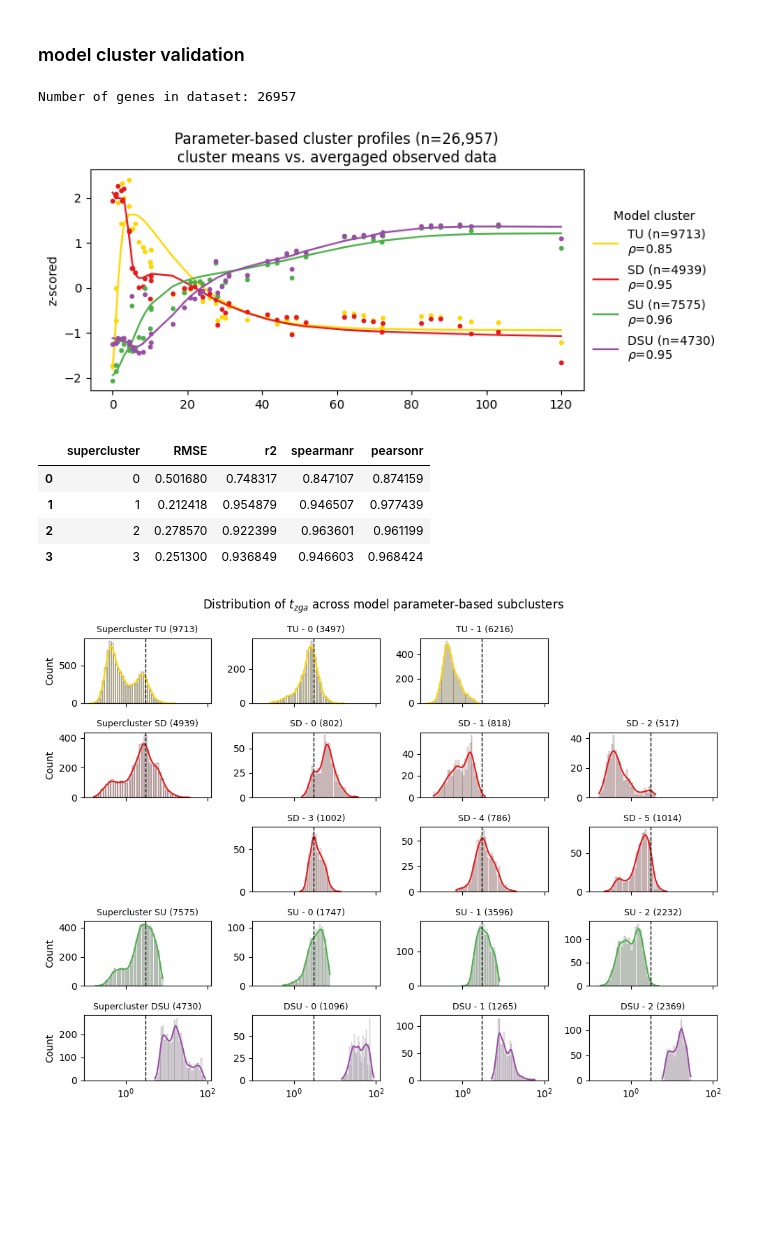
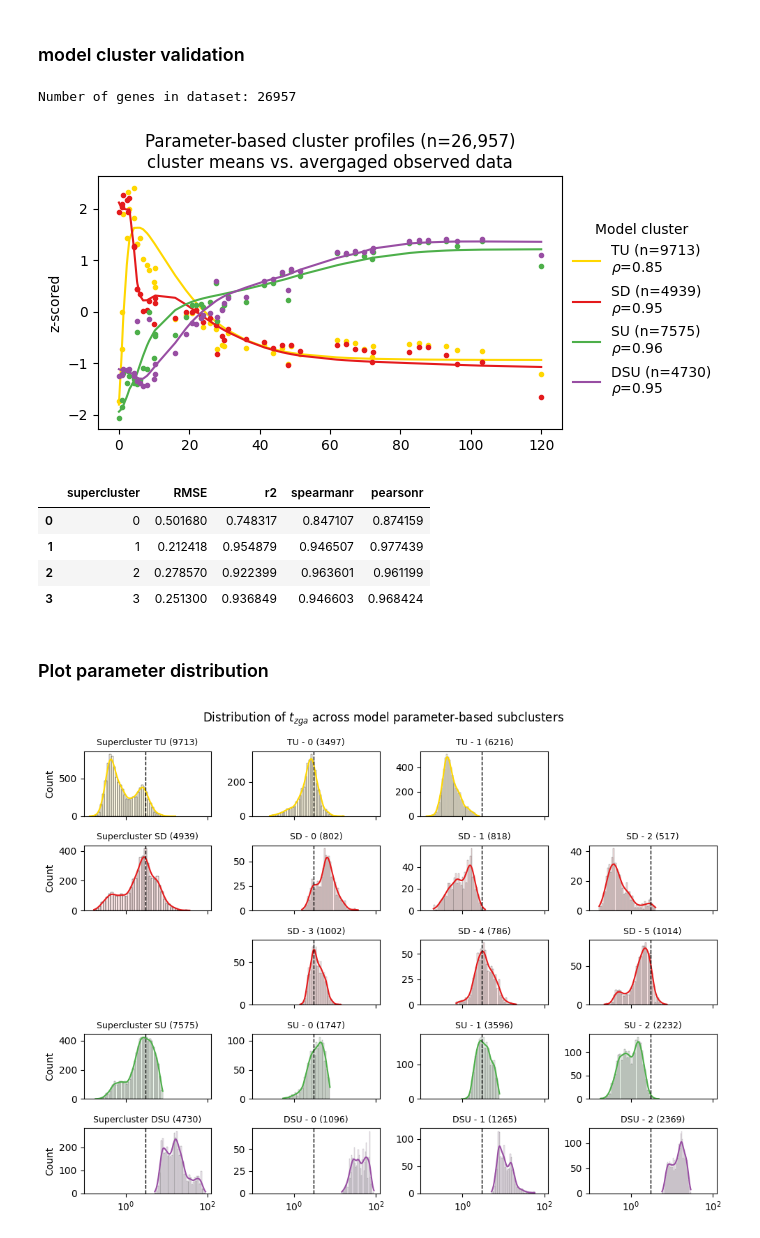
Before and after one commit to mariegrho/Expression_baseline_models, a Jupyter notebook: clustering/eval_param_cluster.ipynb, the cells around one changed output. Drawn from its saved outputs; the diff is of its cells as text; code cells hidden in the pictures; blank space fills up the shorter version.

```diff
--- a/clustering/eval_param_cluster.ipynb
+++ b/clustering/eval_param_cluster.ipynb
@@ -316,6 +318,10 @@ plt.show()
 # %% [markdown]
 ### plot cluster centers
 # %%
+labels =  xr.load_dataarray("results/joint_param_superclusters_labels.nc")
+unique, counts = np.unique(labels.values, return_counts=True)
+subcluster_size =  dict(zip(unique, counts))
+
 def plot_cluster_centers(da, dataset_name):
     """
     Heatmap of standardized cluster centers: one row per cluster, one
@@ -340,16 +346,16 @@ def plot_cluster_centers(da, dataset_name):
     features = da.feature.values
 
     plt.rcParams['font.family'] = 'sans-serif'
-    fig, ax = plt.subplots(figsize=(1 * len(features) + 2, 0.3 * k + 2))
+    fig, ax = plt.subplots(figsize=(0.6 * len(features) + 2, 0.3 * k + 2))
 
 
     sns.heatmap(data=da.cluster_centers, cmap="RdBu_r", annot=True,
                 cbar_kws={'label': 'z-scored', 'shrink': 0.75, 'pad': 0.02 })
 
     ax.set_xticklabels(xlabel, rotation=0)
-    ax.set_yticklabels([f"{p_cluster_names[c]}" for c in range(k)], rotation=0)
+    ax.set_yticklabels([f"{p_cluster_names[c]}\n(n={subcluster_size[c]:,})" for c in range(k)], rotation=0)
 
-    ax.set_title(f"FCM cluster centers of MZ-Baseline model parameters")
+    ax.set_title(f"parameter-based FCM cluster centers")
 
     fig.tight_layout()
     fig.savefig(f"figs/FCM_param_cluster_center_{dataset_name}.png", dpi=300)
@@ -366,25 +454,5 @@ plot_cluster_centers(da, "joint")
 # %%
 # parameter
-
-def minmax(curve):
-    mn = curve.min("time")
-    mx = curve.max("time")
-    return (curve - mn) / (mx - mn)
-
-def zscore(curve):
-    sd = curve.std("time")
-    return (curve - curve.mean("time")) / sd
-
-def rmse(a, b):
-    mask = ~np.isnan(a) & ~np.isnan(b)
-    return np.sqrt(np.mean((a[mask] - b[mask])**2)).item()
-
-def r2(y_true, y_pred):
-    mask = ~np.isnan(y_true) & ~np.isnan(y_pred)
-    ss_res = np.sum((y_true[mask] - y_pred[mask])**2)
-    ss_tot = np.sum((y_true[mask] - np.mean(y_true[mask]))**2)
-    return (1 - ss_res/ss_tot).item()
-
 from scipy.stats import spearmanr, pearsonr
 ds = xr.load_dataset(f"joint_simulation_results.nc")
 labels =  xr.load_dataset("results/joint_param_superclusters_labels.nc")
@@ -397,7 +465,7 @@ print(f"Number of genes in dataset: {len(labels.cluster_label.ensembl_gene_id)}"
 
 gof = []
 
-plt.figure(figsize=(8,3.5))
+plt.figure(figsize=(7,3.5))
 plt.rcParams['font.family'] = 'sans-serif'
 for c in np.unique(labels.cluster_label.values):
 
@@ -407,39 +475,41 @@ for c in np.unique(labels.cluster_label.values):
 
     obs_c = obs.sel(ensembl_gene_id=gene_ids)
     obs_c_mean = zscore(obs_c.tpm.mean(dim=("ensembl_gene_id")))
     obs_c_std = zscore(obs_c.tpm.std(dim=("ensembl_gene_id",)))
 
     ds_c = ds.sel(ensembl_gene_id=gene_ids)
     ds_c_mean = zscore(ds_c.tpm.mean(dim=("ensembl_gene_id")))
     ds_c_std = zscore(ds_c.tpm.std(dim=("ensembl_gene_id",)))
 
     plt.plot(ds_c_mean.time, ds_c_mean, "-", c=cluster_color_dict[cluster_name],
              label=f"{cluster_name} (n={ds_c.ensembl_gene_id.size})\n"+r"$\rho$"+f"={spearmanr(obs_c_mean, ds_c_mean)[0]:.2f}", )
     plt.plot(obs_c_mean.time, obs_c_mean, ".", c=cluster_color_dict[cluster_name], )
 
     #plt.fill_between(ds_c_mean.time.values, ds_c_mean - ds_c_std,ds_c_mean + ds_c_std, alpha=0.05, color=colors[c])
 
     gof.append({"supercluster":c, "RMSE":rmse(obs_c_mean, ds_c_mean),  "r2":r2(obs_c_mean, ds_c_mean),
                 "spearmanr": spearmanr(obs_c_mean, ds_c_mean)[0], "pearsonr":pearsonr(obs_c_mean, ds_c_mean)[0]})
 
 pd.DataFrame(gof).to_excel("cluster_validation.xlsx")
 
 #plt.xlim(0, 20)
 plt.title(f"Parameter-based cluster profiles (n={len(labels.cluster_label.ensembl_gene_id):,})\ncluster means vs. avergaged observed data")
 plt.ylabel("z-scored")
 plt.legend(loc=(1.01, 0.1), frameon=False, title="Model cluster")
 plt.tight_layout()
 plt.savefig("figs/param_cluster_validation.png", dpi=300)
 plt.show()
 pd.DataFrame(gof)
 # %% [output]
 Number of genes in dataset: 26957
-[figure, old version]
+[figure, new version]
 |  | supercluster | RMSE | r2 | spearmanr | pearsonr |
 | 0 | 0 | 0.501680 | 0.748317 | 0.847107 | 0.874159 |
 | 1 | 1 | 0.212418 | 0.954879 | 0.946507 | 0.977439 |
 | 2 | 2 | 0.278570 | 0.922399 | 0.963601 | 0.961199 |
 | 3 | 3 | 0.251300 | 0.936849 | 0.946603 | 0.968424 |
+# %% [markdown]
+### Plot parameter distribution
 # %%
 ## distribution of model parameters per cluster
 
```
Also changed, not shown: parts of 24 cells of this notebook, 14 other files.
